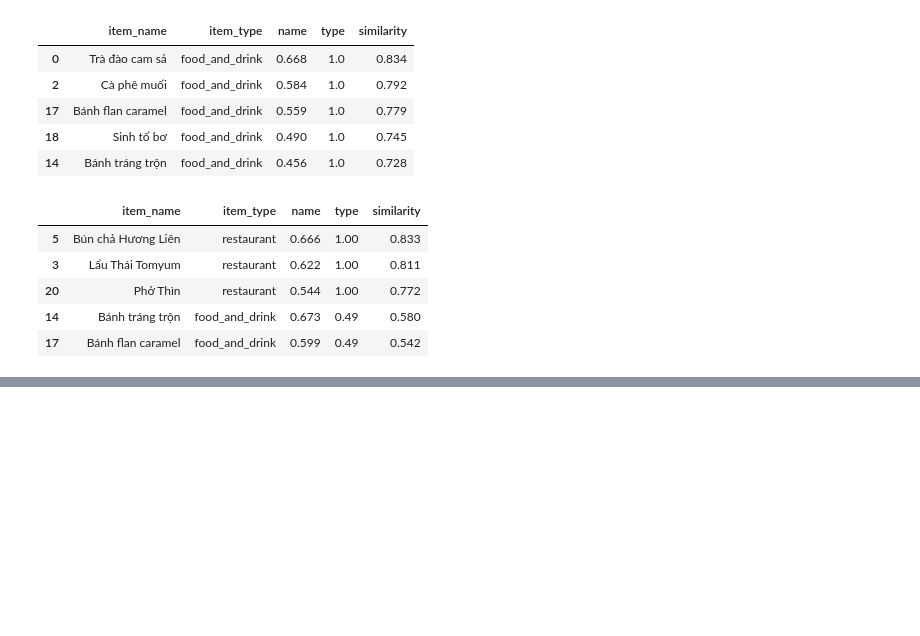
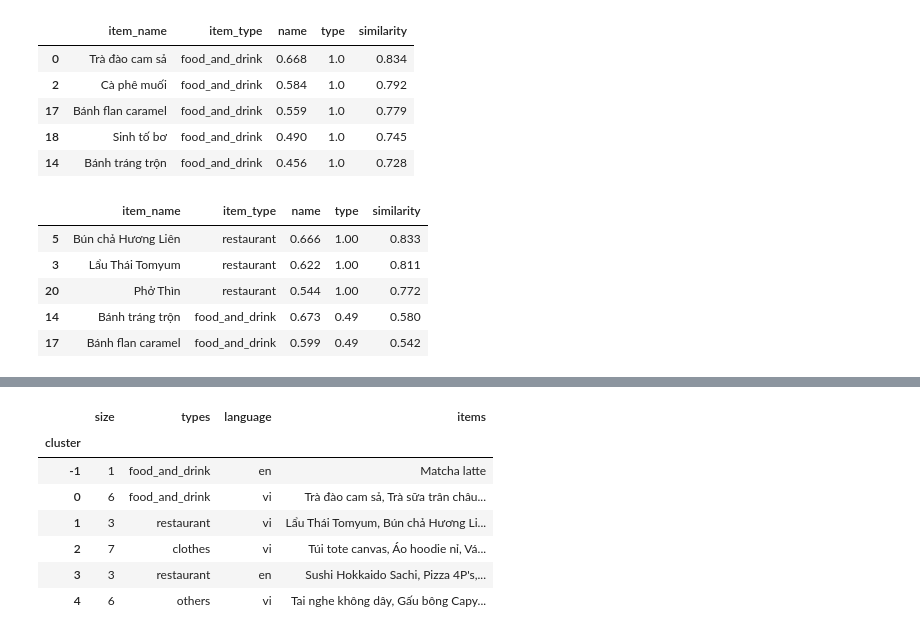
Before and after one commit to viettungvuong/EmIuMuaGi, a Jupyter notebook: ai-notebooks/recommend.ipynb, the cells around one changed output, grey strips where cells are left out. Cells and saved outputs as stored; diff of their text form; code cells hidden in the pictures; blank space fills up the shorter version.

```diff
--- a/ai-notebooks/recommend.ipynb
+++ b/ai-notebooks/recommend.ipynb
@@ -232,0 +261,25 @@ similar_items(pd.Series({"item_name": "Bún bò Huế", "item_type": "restaurant
+# %%
+from sklearn.cluster import DBSCAN
+
+EPS = 0.3
+MIN_SAMPLES = 3
+
+distance = np.clip(np.where(np.isnan(item_similarity), 1.0, 1 - item_similarity), 0, None)
+np.fill_diagonal(distance, 0)
+items["cluster"] = DBSCAN(eps=EPS, min_samples=MIN_SAMPLES, metric="precomputed").fit_predict(distance)
+
+items.groupby("cluster").agg(
+    size=("item_name", "size"),
+    types=("item_type", lambda t: ", ".join(sorted(set(t)))),
+    language=("lang", lambda l: ", ".join(sorted(set(l)))),
+    items=("item_name", ", ".join),
+)
+# %% [output]
+|  | size | types | language | items |
+| cluster |  |  |  |  |
+| -1 | 1 | food_and_drink | en | Matcha latte |
+| 0 | 6 | food_and_drink | vi | Trà đào cam sả, Trà sữa trân châu... |
+| 1 | 3 | restaurant | vi | Lẩu Thái Tomyum, Bún chả Hương Li... |
+| 2 | 7 | clothes | vi | Túi tote canvas, Áo hoodie nỉ, Vá... |
+| 3 | 3 | restaurant | en | Sushi Hokkaido Sachi, Pizza 4P's,... |
+| 4 | 6 | others | vi | Tai nghe không dây, Gấu bông Capy... |
```
Also changed, not shown: parts of 7 cells of this notebook, 1 other file.
